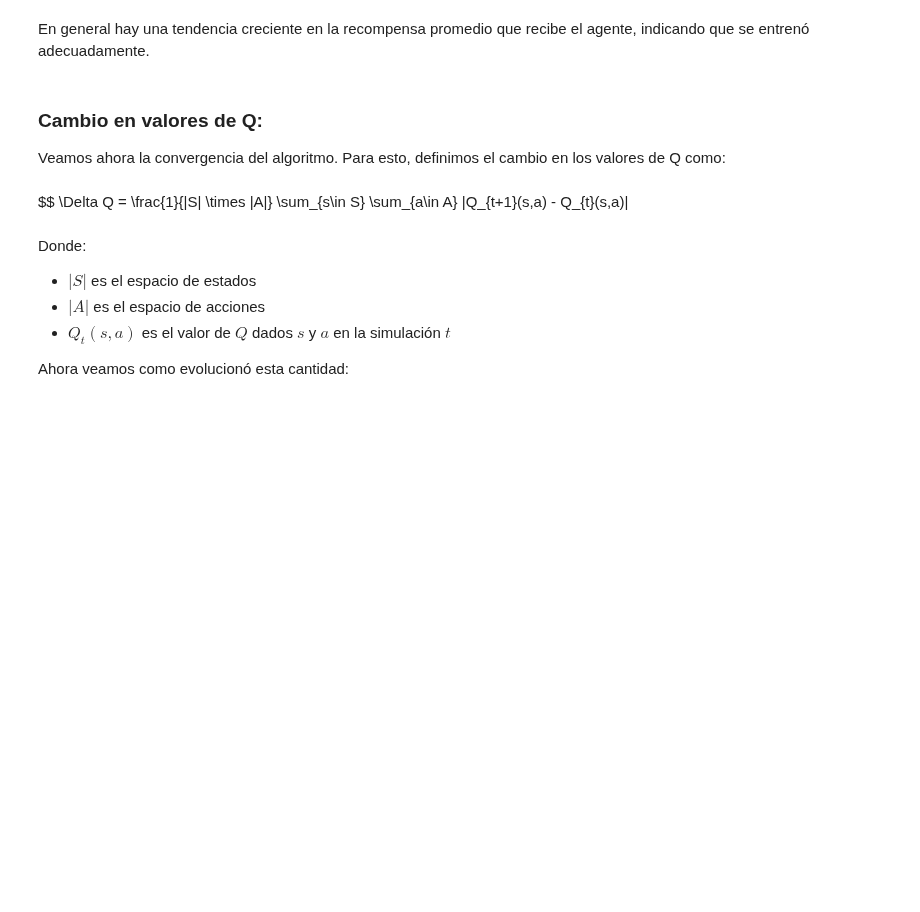
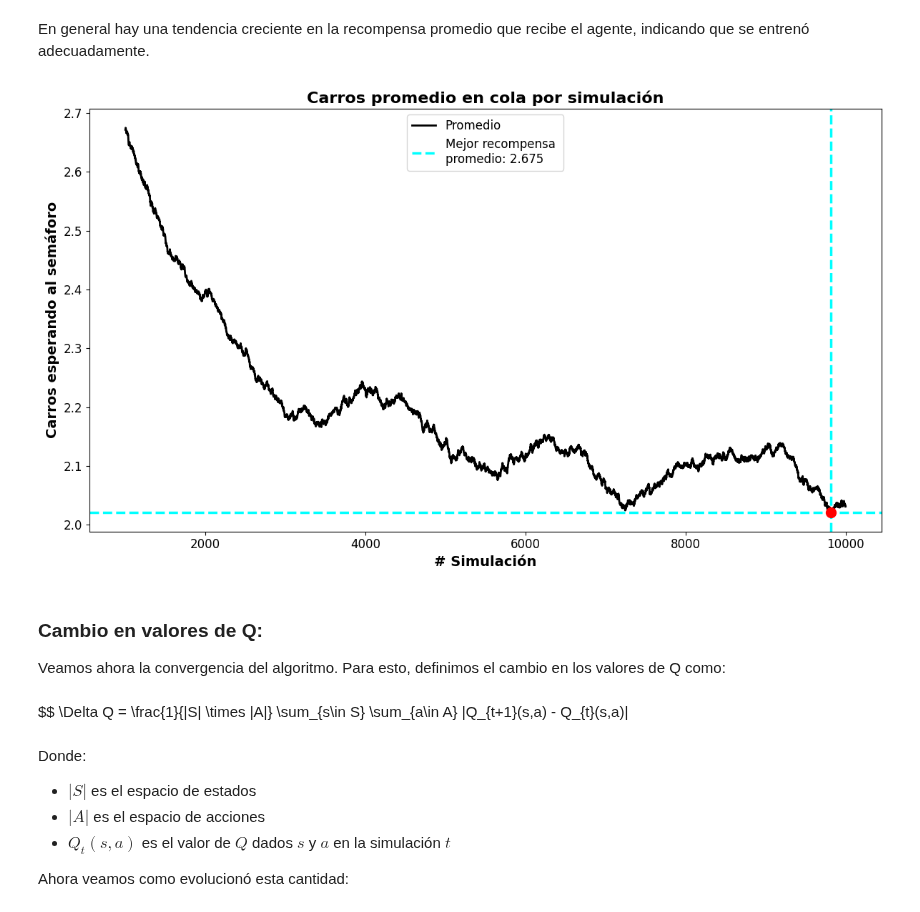
Before and after one commit to dangarciahe/Cadenas_de_Markov, a Jupyter notebook: proyecto_final.ipynb, the cells around one changed output. Saved outputs shown, nothing was run; the diff lists cells and outputs as text; code cells hidden in the pictures; blank space fills up the shorter version.

```diff
--- a/proyecto_final.ipynb
+++ b/proyecto_final.ipynb
@@ -357,5 +380,49 @@ plt.show()
 # %% [markdown]
 En general hay una tendencia creciente en la recompensa promedio que recibe el agente, indicando que se entrenó adecuadamente.
+# %%
+import numpy as np
+import matplotlib.pyplot as plt
+
+filename = 'carros_cola'
+y_values = carros_cola
+
+size = int(simulaciones*0.10)
+moving_avg = np.convolve(y_values, np.ones(size)/size, mode='valid')
+max_index = np.argmax(moving_avg)
+max_value = moving_avg[max_index]
+
+min_index = np.argmin(moving_avg)
+min_value = moving_avg[min_index]
+
+
+plt.figure(figsize=(12, 7))
+
+plt.plot(range(size, len(y_values)+1), moving_avg, color='k', linewidth=2, label='Promedio')
+
+plt.scatter(min_index + size, min_value, color='red', marker='o', s=100, zorder=10)
+plt.axvline(min_index + size, color='cyan', linestyle='--', linewidth=2.5)
+plt.axhline(min_value, color='cyan', linestyle='--', label=f'Mejor recompensa \npromedio: {max_value:.3f}', linewidth=2.5)
+
+
+
+#plt.ylim([np.min(moving_avg)*1.1, np.max(moving_avg)*1.1])
+
+plt.title('Carros promedio en cola por simulación', fontsize=16, fontweight='bold')
+plt.xlabel('# Simulación', fontsize=14, fontweight='bold')
+plt.ylabel('Carros esperando al semáforo', fontsize=14, fontweight='bold')
+
+
+plt.tick_params(axis='both', which='major', labelsize=12)
+
+#plt.grid(True)
+plt.tight_layout()
+plt.legend(fontsize=12, loc='best')
+#plt.savefig(f'Imagenes/{filename}.svg')
+#plt.savefig(f'Imagenes/{filename}.pdf')
+
+plt.show()
+# %% [output]
+[figure, added]
 # %% [markdown]
 ### Cambio en valores de Q:
 
```
Also changed, not shown: parts of 7 cells of this notebook.
